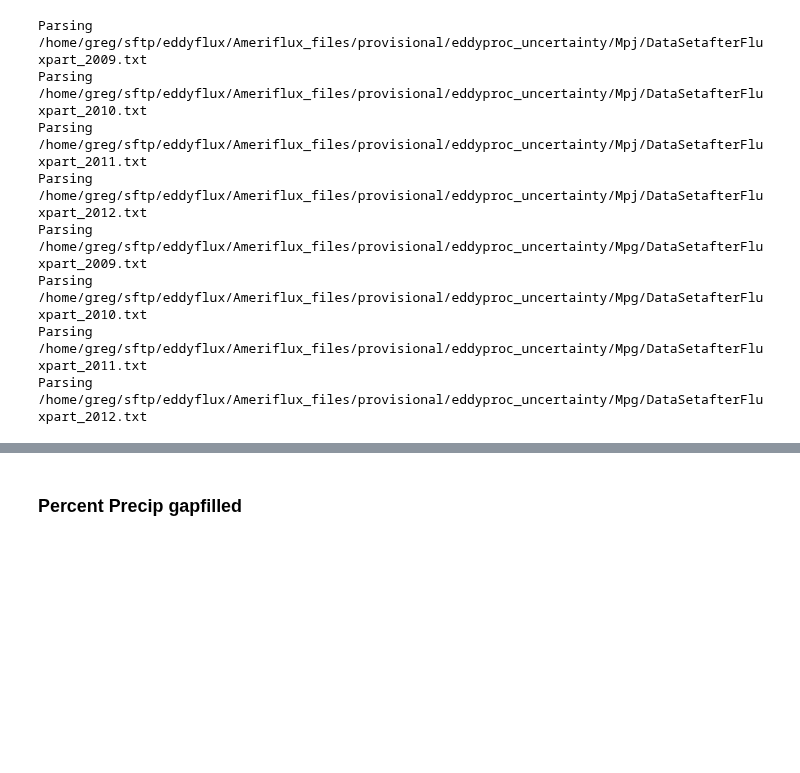
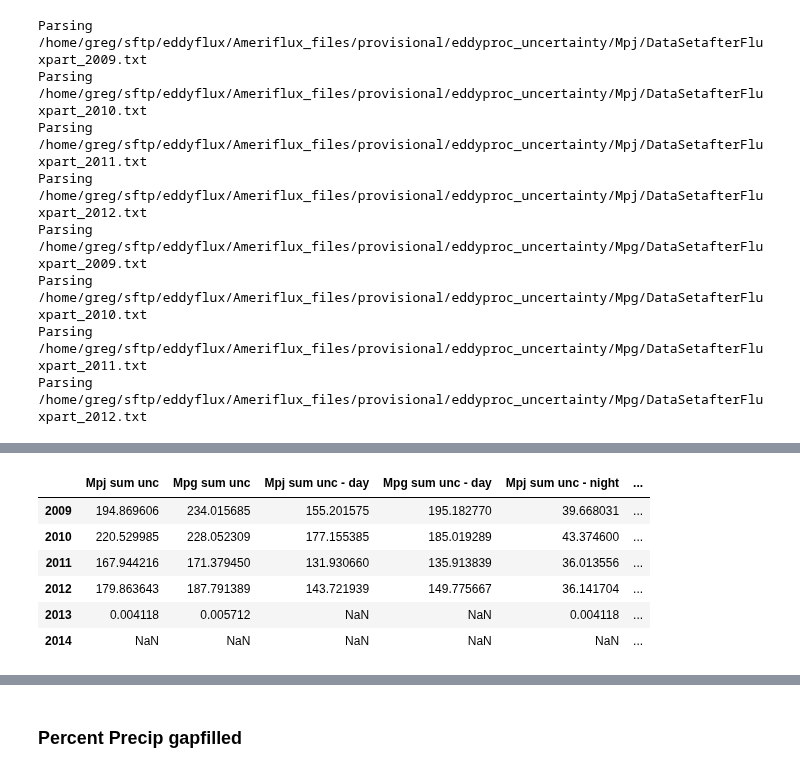
Before and after one commit to gremau/NMEG_miscellany, a Jupyter notebook: jupyter/laura_vs_greg.ipynb, the cells around one changed output, grey strips where cells are left out. Drawn from its saved outputs; the diff is of its cells as text; code cells hidden in the pictures; blank space fills up the shorter version.

Commit message:
ET uncertainty analysis

```diff
--- a/jupyter/laura_vs_greg.ipynb
+++ b/jupyter/laura_vs_greg.ipynb
@@ -399,0 +371,20 @@ df_unc
+# %%
+hourly_unc = hourly.copy()
+hourly_unc['Mpj'] = hourly_unc['Mpj'].join(pjc_unc.LE_fs_unc)
+hourly_unc['Mpg'] = hourly_unc['Mpg'].join(pjg_unc.LE_fs_unc)
+
+# Empty dataframe for ET_unc values
+df_unc = pd.DataFrame()
+
+daily_unc = { x :
+         tr.resample_30min_aflx( hourly_unc[x], freq='1D',
+                                c_fluxes=[ 'GPP', 'RECO', 'FC_F' ],
+                                le_flux=[ 'LE_F', 'LE_fs_unc' ],
+                                avg_cols=[ 'TA_F', 'RH_F', 'SW_IN_F', 'RNET_F', 'VPD_F' ],
+                                sum_cols=[ 'P_F' ] , tair_col='TA_F' )
+         for x in hourly_unc.keys() }
+# Mean uncertainty
+gby = daily_unc['Mpj'].ET_mm_fullday_1.groupby(daily_unc['Mpj'].index.year)
+df_unc['Mpj sum unc'] = gby.sum()
+gby = daily_unc['Mpg'].ET_mm_fullday_1.groupby(daily_unc['Mpg'].index.year)
+df_unc['Mpg sum unc']  = gby.sum()
@@ -400,3 +427,53 @@ df_unc
+# %%
+# Now get gapfilled only values
+hourly_night_gf_unc = hourly_night_unc.copy();
+hourly_day_gf_unc = hourly_day_unc.copy();
+pj_night_gf_test = hourly_night_unc['Mpj'].LE_F_FLAG > 0
+pjg_night_gf_test = hourly_night_unc['Mpg'].LE_F_FLAG > 0
+hourly_night_gf_unc['Mpj'] = hourly_night_gf_unc['Mpj'].loc[pj_night_gf_test]
+hourly_night_gf_unc['Mpg'] = hourly_night_gf_unc['Mpg'].loc[pjg_night_gf_test]
+pj_day_gf_test = hourly_day_unc['Mpj'].LE_F_FLAG > 0
+pjg_day_gf_test = hourly_day_unc['Mpg'].LE_F_FLAG > 0
+hourly_day_gf_unc['Mpj'] = hourly_day_gf_unc['Mpj'].loc[pj_day_gf_test]
+hourly_day_gf_unc['Mpg'] = hourly_day_gf_unc['Mpg'].loc[pjg_day_gf_test]
+
+
+
+daily_unc = { x :
+         tr.resample_30min_aflx( hourly_day_gf_unc[x], freq='1D',
+                                c_fluxes=[ 'GPP', 'RECO', 'FC_F' ],
+                                le_flux=[ 'LE_F', 'LE_fs_unc' ],
+                                avg_cols=[ 'TA_F', 'RH_F', 'SW_IN_F', 'RNET_F', 'VPD_F' ],
+                                sum_cols=[ 'P_F' ] , tair_col='TA_F' )
+         for x in hourly_day_gf_unc.keys() }
+
+gby = daily_unc['Mpj'].ET_mm_fullday_1.groupby(daily_unc['Mpj'].index.year)
+df_unc['Mpj sum gf unc - day'] = gby.sum()
+gby = daily_unc['Mpg'].ET_mm_fullday_1.groupby(daily_unc['Mpg'].index.year)
+df_unc['Mpg sum gf unc - day']  = gby.sum()
+
+daily_unc = { x :
+         tr.resample_30min_aflx( hourly_night_gf_unc[x], freq='1D',
+                                c_fluxes=[ 'GPP', 'RECO', 'FC_F' ],
+                                le_flux=[ 'LE_F', 'LE_fs_unc' ],
+                                avg_cols=[ 'TA_F', 'RH_F', 'SW_IN_F', 'RNET_F', 'VPD_F' ],
+                                sum_cols=[ 'P_F' ] , tair_col='TA_F' )
+         for x in hourly_night_gf_unc.keys() }
+
+gby = daily_unc['Mpj'].ET_mm_fullday_1.groupby(daily_unc['Mpj'].index.year)
+df_unc['Mpj sum gf unc - night'] = gby.sum()
+gby = daily_unc['Mpg'].ET_mm_fullday_1.groupby(daily_unc['Mpg'].index.year)
+df_unc['Mpg sum gf unc - night']  = gby.sum()
+
+df_unc
+# %% [output]
+|  | Mpj sum unc | Mpg sum unc | Mpj sum unc - day | Mpg sum unc - day | Mpj sum unc - night | ... |
+| 2009 | 194.869606 | 234.015685 | 155.201575 | 195.182770 | 39.668031 | ... |
+| 2010 | 220.529985 | 228.052309 | 177.155385 | 185.019289 | 43.374600 | ... |
+| 2011 | 167.944216 | 171.379450 | 131.930660 | 135.913839 | 36.013556 | ... |
+| 2012 | 179.863643 | 187.791389 | 143.721939 | 149.775667 | 36.141704 | ... |
+| 2013 | 0.004118 | 0.005712 | NaN | NaN | 0.004118 | ... |
+| 2014 | NaN | NaN | NaN | NaN | NaN | ... |
 # %%
 
 # Precip
```
Also changed, not shown: parts of 9 cells of this notebook.
